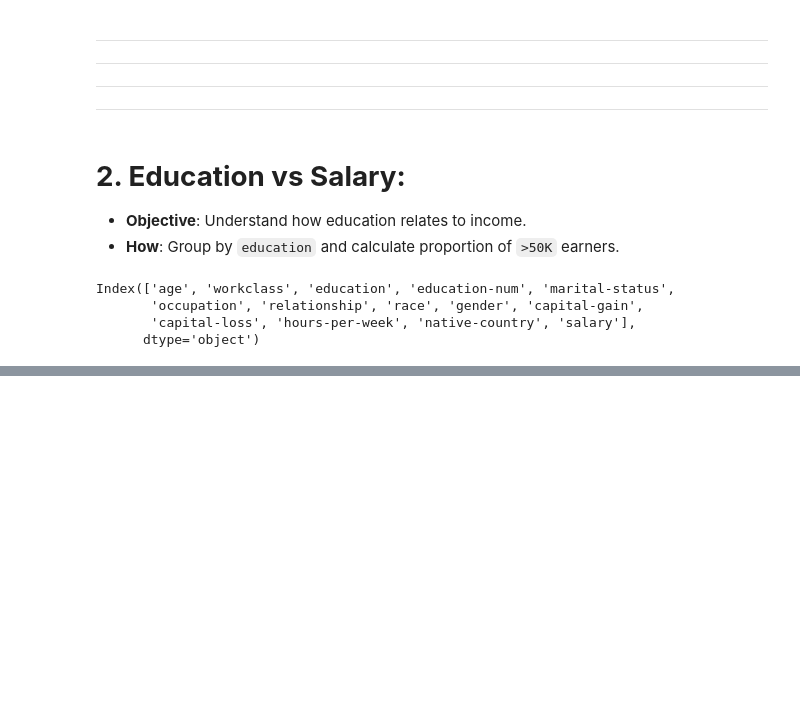
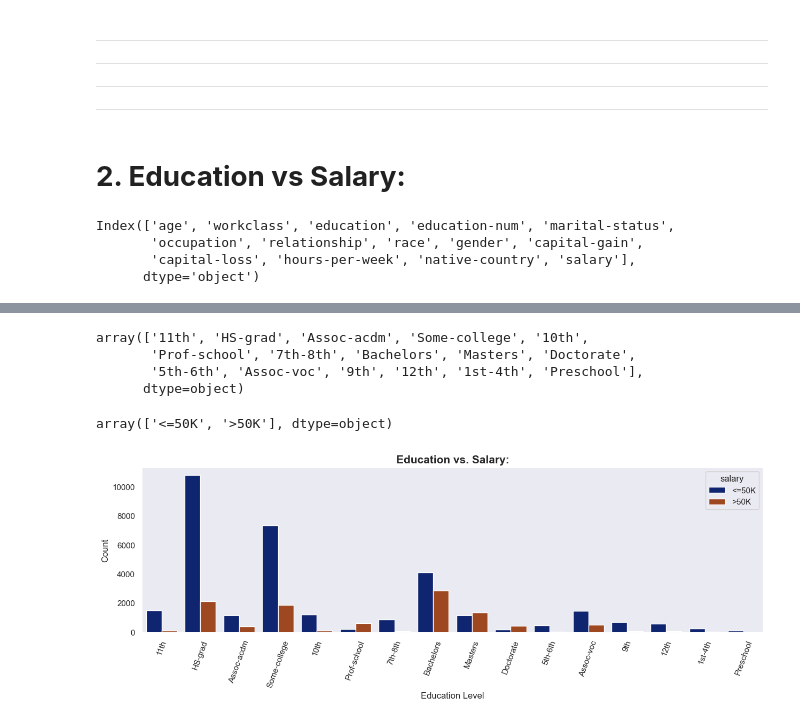
Before and after one commit to rajesh-coventry/Projects, a Jupyter notebook: 02_Data_Visuallization/04_Adults_Income_Analysis/Analysis-3_Education_and_Income.ipynb, the cells around one changed output, grey strips where cells are left out. Drawn from its saved outputs; the diff is of its cells as text; code cells hidden in the pictures; blank space fills up the shorter version.

```diff
--- a/02_Data_Visuallization/04_Adults_Income_Analysis/Analysis-3_Education_and_Income.ipynb
+++ b/02_Data_Visuallization/04_Adults_Income_Analysis/Analysis-3_Education_and_Income.ipynb
@@ -58,9 +58,6 @@ The most common education level is **High School Graduate (HS-grad)**, followed
 ----
 # %% [markdown]
 # **2. Education vs Salary:**
-
-* **Objective**: Understand how education relates to income.
-* **How**: Group by `education` and calculate proportion of `>50K` earners.
 # %%
 data.columns
 # %% [output]
@@ -75,3 +72,25 @@ data.head(3)
 | 0 | 25 | Private | 11th | 7 | Never-married | Machine-op-inspct | Own-child | Black | ... |
 | 1 | 38 | Private | HS-grad | 9 | Married-civ-spouse | Farming-fishing | Husband | White | ... |
 | 2 | 28 | Local-gov | Assoc-acdm | 12 | Married-civ-spouse | Protective-serv | Husband | White | ... |
+# %%
+data["education"].unique()
+# %% [output]
+array(['11th', 'HS-grad', 'Assoc-acdm', 'Some-college', '10th',
+       'Prof-school', '7th-8th', 'Bachelors', 'Masters', 'Doctorate',
+       '5th-6th', 'Assoc-voc', '9th', '12th', '1st-4th', 'Preschool'],
+      dtype=object)
+# %%
+data["salary"].unique()
+# %% [output]
+array(['<=50K', '>50K'], dtype=object)
+# %%
+plt.figure(figsize=(15,4))
+sns.set_theme(style= "dark", context= "notebook")
+sns.countplot(x='education', hue='salary', data=data, palette="dark")
+plt.title("Education vs. Salary:", fontsize= 15, fontweight= "bold" )
+plt.xlabel("Education Level")
+plt.ylabel("Count")
+plt.xticks(rotation= 70)
+plt.show()
+# %% [output]
+[figure, added]
```
Also changed, not shown: parts of 43 cells of this notebook, 1 other file.
